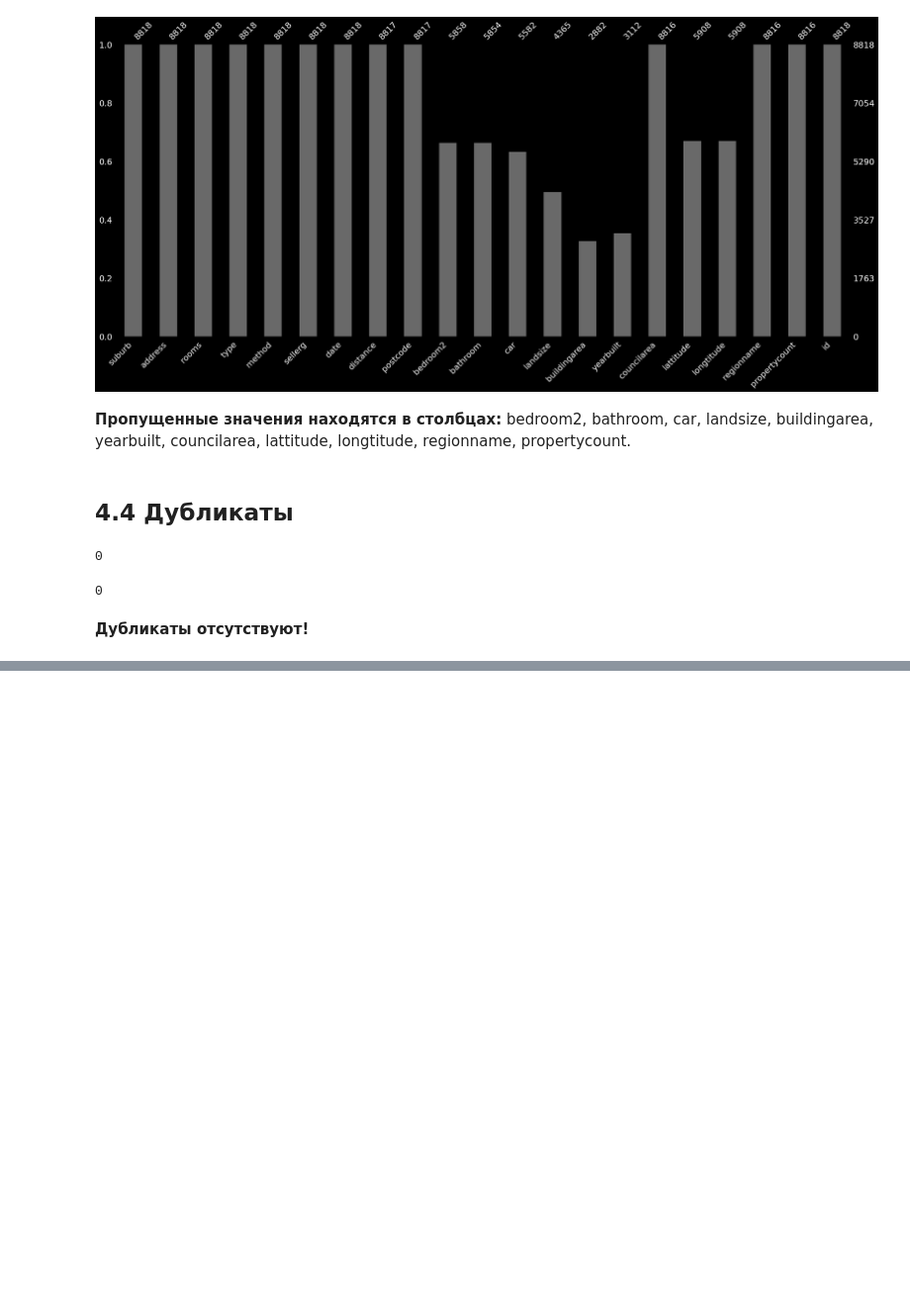
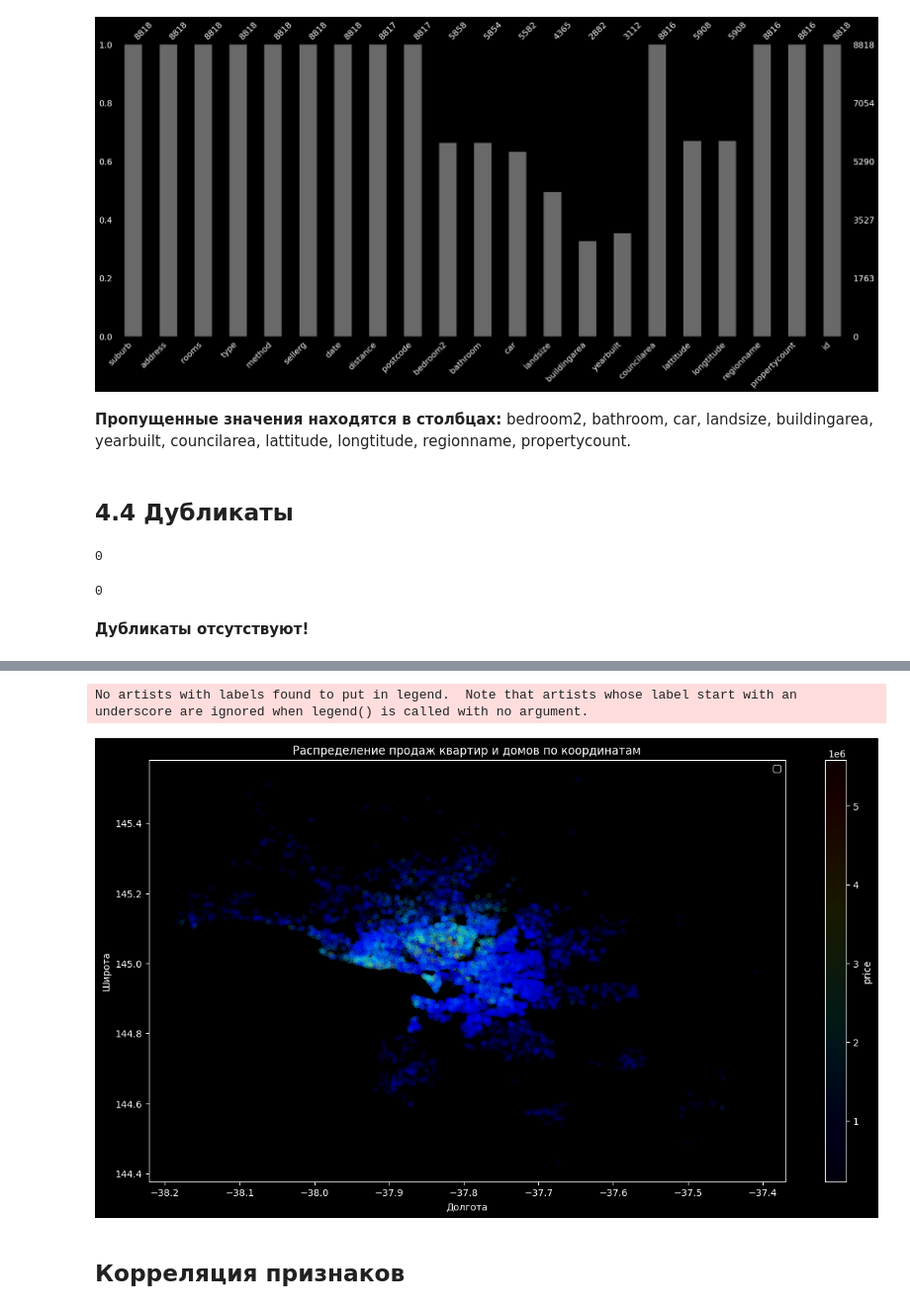
Before and after one commit to Zetis659/Data_Science_GM, a Jupyter notebook: Leopard_challenge_Regression/Leopard_challenge_Regression_3.ipynb, the cells around one changed output, grey strips where cells are left out. Shown at 99% size. Cells and saved outputs as stored; diff of their text form; code cells hidden in the pictures; blank space fills up the shorter version.

Commit message:
Feature: Leopard_challenge_Regression_3 Start, EDA, Preprocessing

```diff
--- a/Leopard_challenge_Regression/Leopard_challenge_Regression_3.ipynb
+++ b/Leopard_challenge_Regression/Leopard_challenge_Regression_3.ipynb
@@ -227,0 +304,13 @@ df_test.duplicated().sum()
+# %%
+df.plot(kind='scatter', x='lattitude', y='longtitude', alpha=0.1, figsize=(15,8),
+       c='price', cmap=plt.get_cmap('jet'), colorbar=True)
+plt.legend()
+plt.title('Распределение продаж квартир и домов по координатам')
+plt.xlabel("Долгота")
+plt.ylabel("Широта")
+plt.show()
+# %% [output]
+No artists with labels found to put in legend.  Note that artists whose label start with an underscore are ignored when legend() is called with no argument.
+[figure, added]
+# %% [markdown]
+## Корреляция признаков
```
Also changed, not shown: parts of 146 cells of this notebook.
